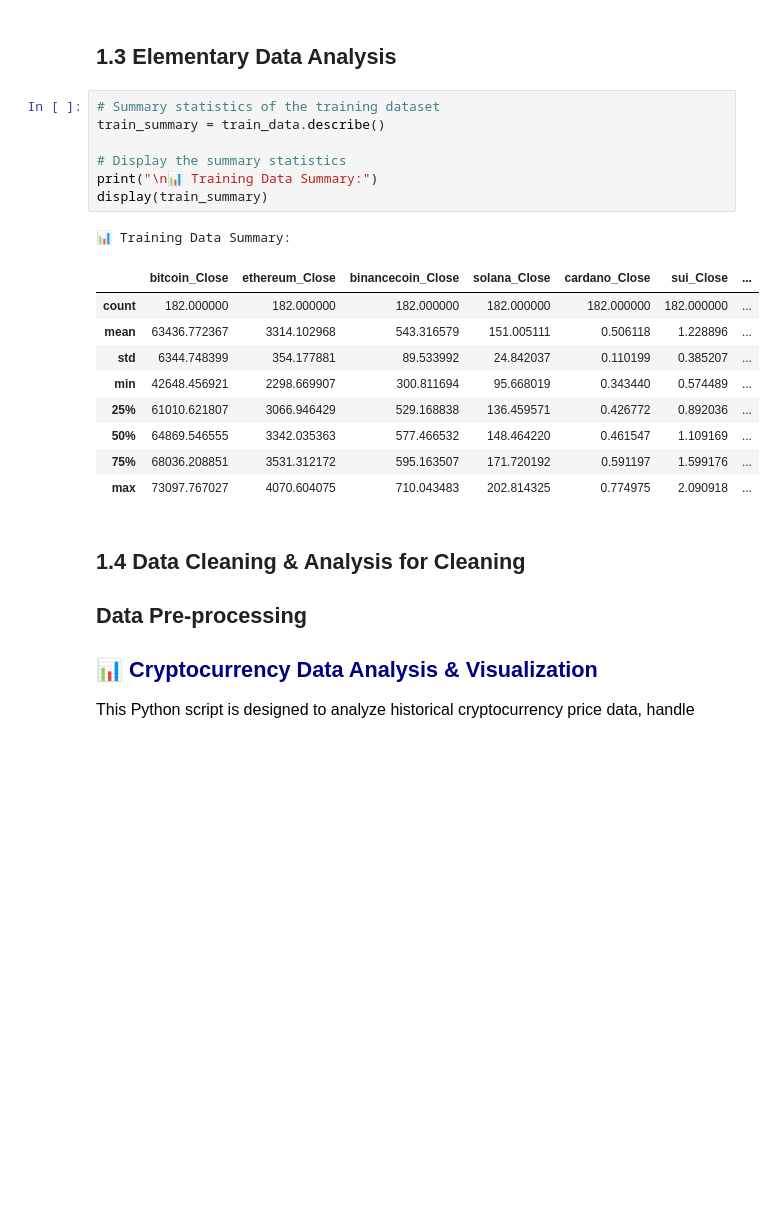
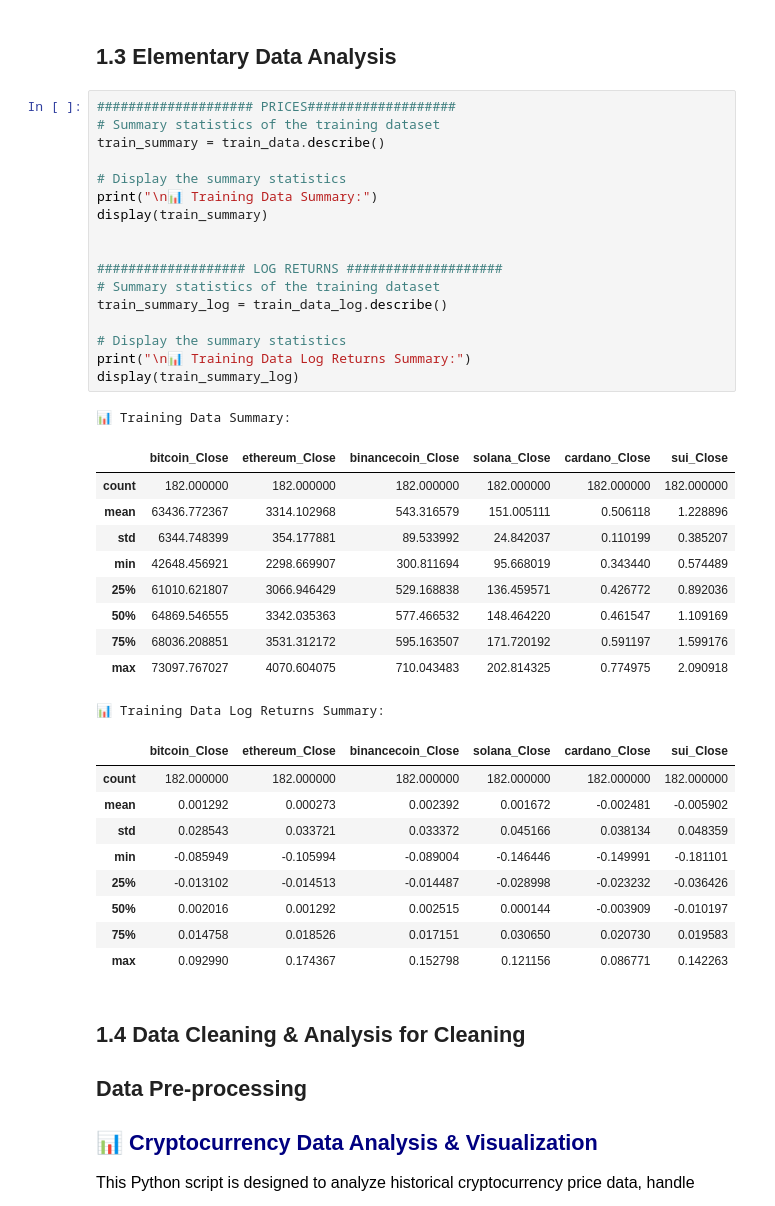
Before and after one commit to NatP-dev/Complete-Python-3-Bootcamp, a Jupyter notebook: Welcome_to_Colaboratory.ipynb, the cells around one changed output. Drawn from its saved outputs; the diff is of its cells as text; blank space fills up the shorter version.

```diff
--- a/Welcome_to_Colaboratory.ipynb
+++ b/Welcome_to_Colaboratory.ipynb
@@ -264,23 +318,43 @@ display(test_data.head())
 # %% [markdown]
 ## 1.3 Elementary Data Analysis
 # %%
+#################### PRICES###################
 # Summary statistics of the training dataset
 train_summary = train_data.describe()
 
 # Display the summary statistics
 print("\n📊 Training Data Summary:")
 display(train_summary)
+
+
+################### LOG RETURNS ####################
+# Summary statistics of the training dataset
+train_summary_log = train_data_log.describe()
+
+# Display the summary statistics
+print("\n📊 Training Data Log Returns Summary:")
+display(train_summary_log)
 # %% [output]
 📊 Training Data Summary:
-|  | bitcoin_Close | ethereum_Close | binancecoin_Close | solana_Close | cardano_Close | sui_Close | ... |
-| count | 182.000000 | 182.000000 | 182.000000 | 182.000000 | 182.000000 | 182.000000 | ... |
-| mean | 63436.772367 | 3314.102968 | 543.316579 | 151.005111 | 0.506118 | 1.228896 | ... |
-| std | 6344.748399 | 354.177881 | 89.533992 | 24.842037 | 0.110199 | 0.385207 | ... |
-| min | 42648.456921 | 2298.669907 | 300.811694 | 95.668019 | 0.343440 | 0.574489 | ... |
-| 25% | 61010.621807 | 3066.946429 | 529.168838 | 136.459571 | 0.426772 | 0.892036 | ... |
-| 50% | 64869.546555 | 3342.035363 | 577.466532 | 148.464220 | 0.461547 | 1.109169 | ... |
-| 75% | 68036.208851 | 3531.312172 | 595.163507 | 171.720192 | 0.591197 | 1.599176 | ... |
-| max | 73097.767027 | 4070.604075 | 710.043483 | 202.814325 | 0.774975 | 2.090918 | ... |
+|  | bitcoin_Close | ethereum_Close | binancecoin_Close | solana_Close | cardano_Close | sui_Close |
+| count | 182.000000 | 182.000000 | 182.000000 | 182.000000 | 182.000000 | 182.000000 |
+| mean | 63436.772367 | 3314.102968 | 543.316579 | 151.005111 | 0.506118 | 1.228896 |
+| std | 6344.748399 | 354.177881 | 89.533992 | 24.842037 | 0.110199 | 0.385207 |
+| min | 42648.456921 | 2298.669907 | 300.811694 | 95.668019 | 0.343440 | 0.574489 |
+| 25% | 61010.621807 | 3066.946429 | 529.168838 | 136.459571 | 0.426772 | 0.892036 |
+| 50% | 64869.546555 | 3342.035363 | 577.466532 | 148.464220 | 0.461547 | 1.109169 |
+| 75% | 68036.208851 | 3531.312172 | 595.163507 | 171.720192 | 0.591197 | 1.599176 |
+| max | 73097.767027 | 4070.604075 | 710.043483 | 202.814325 | 0.774975 | 2.090918 |
+📊 Training Data Log Returns Summary:
+|  | bitcoin_Close | ethereum_Close | binancecoin_Close | solana_Close | cardano_Close | sui_Close |
+| count | 182.000000 | 182.000000 | 182.000000 | 182.000000 | 182.000000 | 182.000000 |
+| mean | 0.001292 | 0.000273 | 0.002392 | 0.001672 | -0.002481 | -0.005902 |
+| std | 0.028543 | 0.033721 | 0.033372 | 0.045166 | 0.038134 | 0.048359 |
+| min | -0.085949 | -0.105994 | -0.089004 | -0.146446 | -0.149991 | -0.181101 |
+| 25% | -0.013102 | -0.014513 | -0.014487 | -0.028998 | -0.023232 | -0.036426 |
+| 50% | 0.002016 | 0.001292 | 0.002515 | 0.000144 | -0.003909 | -0.010197 |
+| 75% | 0.014758 | 0.018526 | 0.017151 | 0.030650 | 0.020730 | 0.019583 |
+| max | 0.092990 | 0.174367 | 0.152798 | 0.121156 | 0.086771 | 0.142263 |
 # %% [markdown]
 ## 1.4 Data Cleaning & Analysis for Cleaning
 ## **Data Pre-processing**
```
Also changed, not shown: parts of 2 cells of this notebook.
